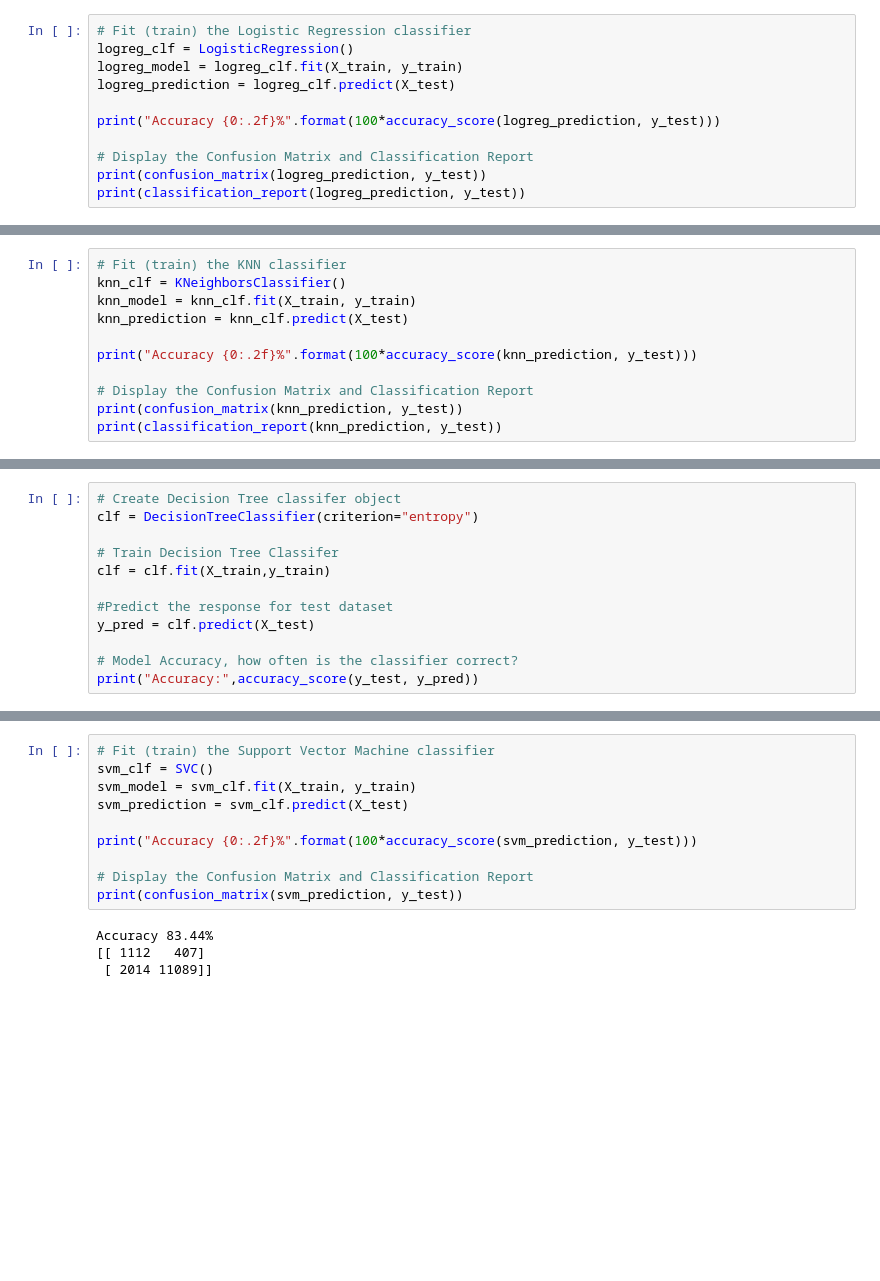
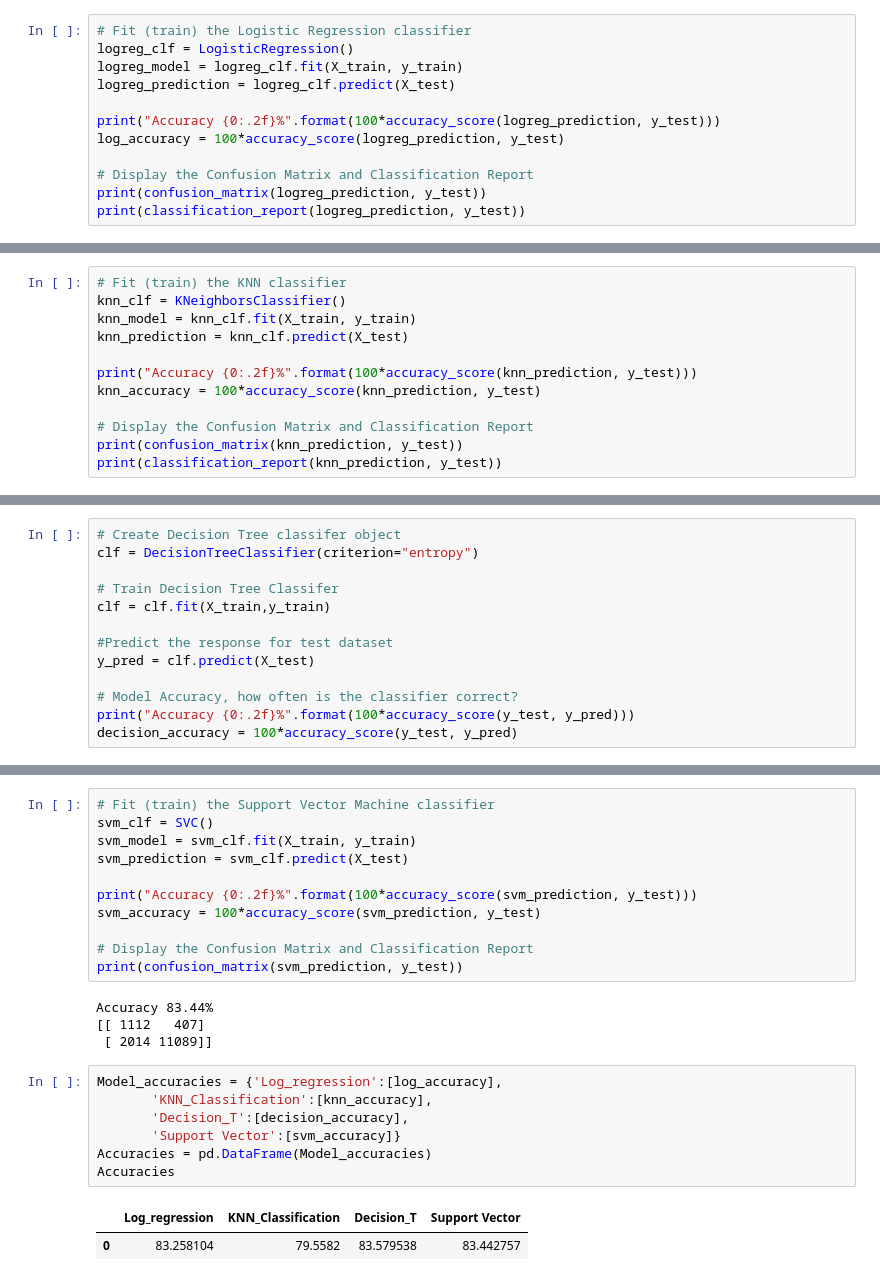
Before and after one commit to Shaig1981/Edu_project, a Jupyter notebook: Edu_predict_2018.ipynb, the cells around one changed output, grey strips where cells are left out. Drawn from its saved outputs; the diff is of its cells as text; blank space fills up the shorter version.

```diff
--- a/Edu_predict_2018.ipynb
+++ b/Edu_predict_2018.ipynb
@@ -134,6 +134,7 @@ logreg_model = logreg_clf.fit(X_train, y_train)
 logreg_prediction = logreg_clf.predict(X_test)
 
 print("Accuracy {0:.2f}%".format(100*accuracy_score(logreg_prediction, y_test)))
+log_accuracy = 100*accuracy_score(logreg_prediction, y_test)
 
 # Display the Confusion Matrix and Classification Report
 print(confusion_matrix(logreg_prediction, y_test))
@@ -159,6 +160,7 @@ knn_model = knn_clf.fit(X_train, y_train)
 knn_prediction = knn_clf.predict(X_test)
 
 print("Accuracy {0:.2f}%".format(100*accuracy_score(knn_prediction, y_test)))
+knn_accuracy = 100*accuracy_score(knn_prediction, y_test)
 
 # Display the Confusion Matrix and Classification Report
 print(confusion_matrix(knn_prediction, y_test))
@@ -201,5 +203,6 @@ clf = clf.fit(X_train,y_train)
 y_pred = clf.predict(X_test)
 
 # Model Accuracy, how often is the classifier correct?
-print("Accuracy:",accuracy_score(y_test, y_pred))
+print("Accuracy {0:.2f}%".format(100*accuracy_score(y_test, y_pred)))
+decision_accuracy = 100*accuracy_score(y_test, y_pred)
 # %% [output]
@@ -213,6 +216,7 @@ svm_model = svm_clf.fit(X_train, y_train)
 svm_prediction = svm_clf.predict(X_test)
 
 print("Accuracy {0:.2f}%".format(100*accuracy_score(svm_prediction, y_test)))
+svm_accuracy = 100*accuracy_score(svm_prediction, y_test)
 
 # Display the Confusion Matrix and Classification Report
 print(confusion_matrix(svm_prediction, y_test))
@@ -220,3 +224,13 @@ print(confusion_matrix(svm_prediction, y_test))
 Accuracy 83.44%
 [[ 1112   407]
  [ 2014 11089]]
+# %%
+Model_accuracies = {'Log_regression':[log_accuracy],
+       'KNN_Classification':[knn_accuracy],
+       'Decision_T':[decision_accuracy],
+       'Support Vector':[svm_accuracy]}
+Accuracies = pd.DataFrame(Model_accuracies)
+Accuracies
+# %% [output]
+|  | Log_regression | KNN_Classification | Decision_T | Support Vector |
+| 0 | 83.258104 | 79.5582 | 83.579538 | 83.442757 |
```
Also changed, not shown: parts of 1 cell of this notebook.
